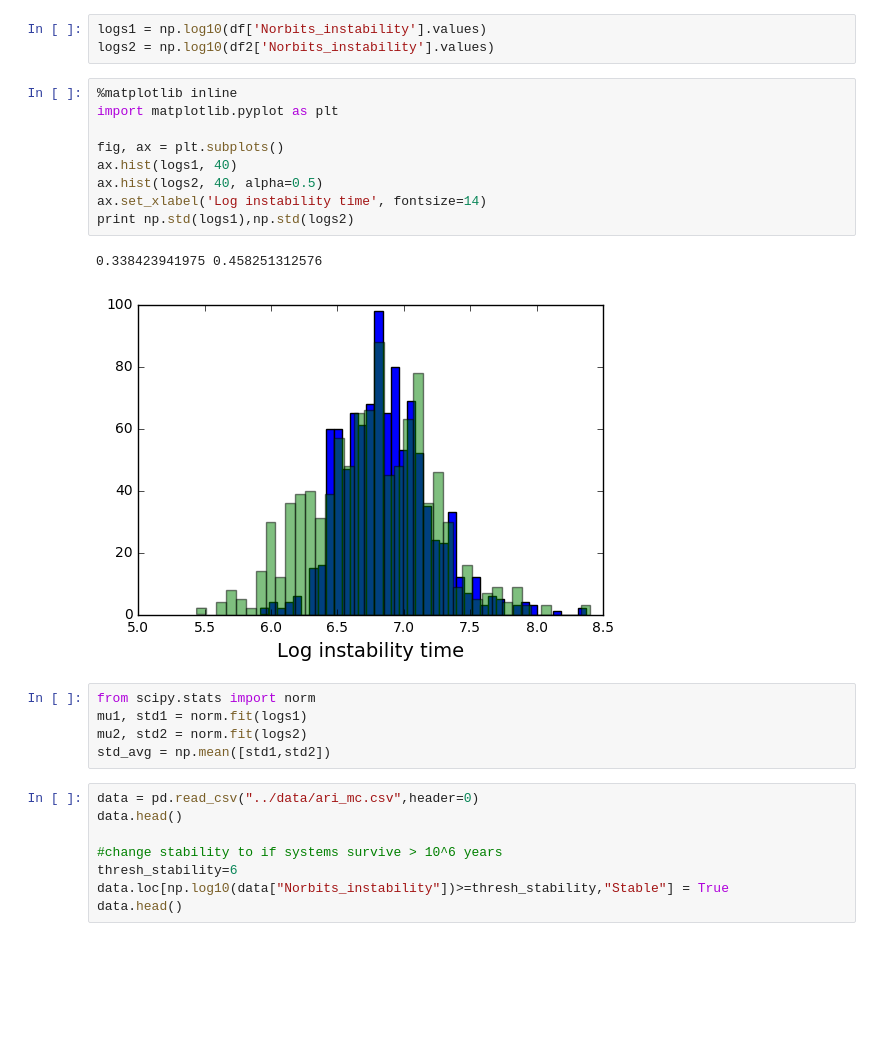
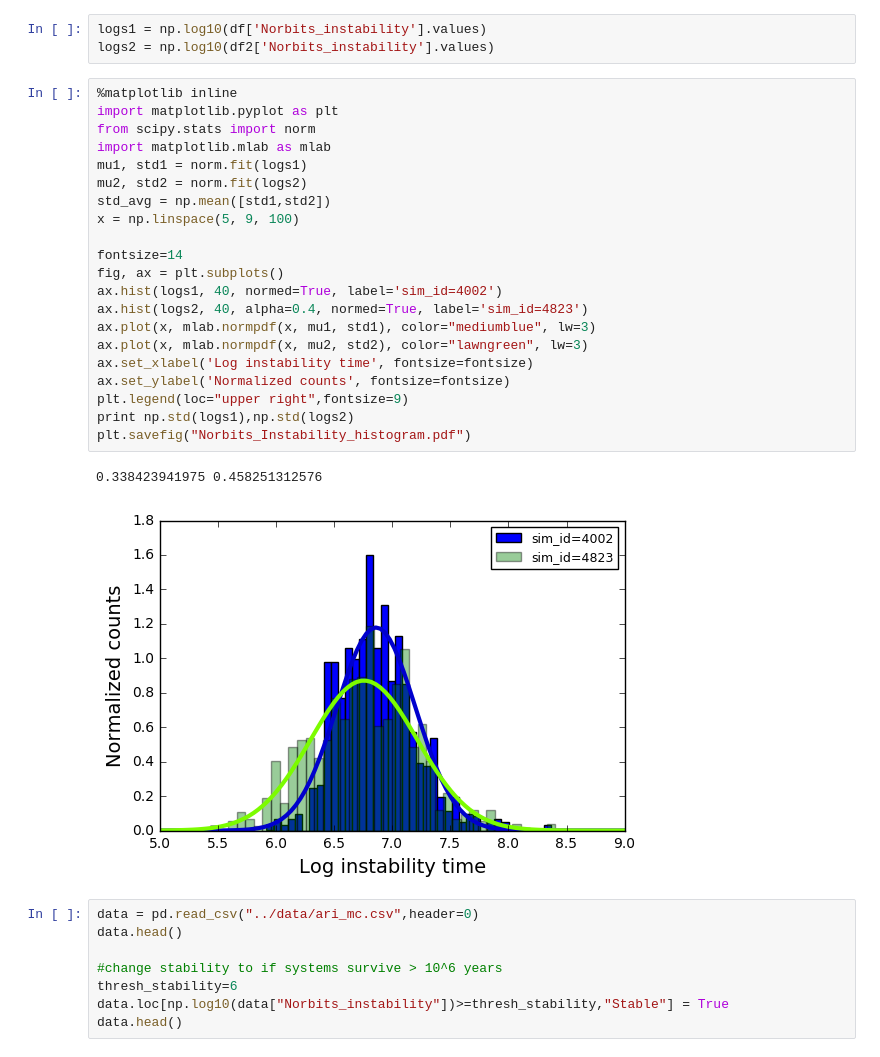
Before and after one commit to dtamayo/Stability, a Jupyter notebook: Analysis/precision-recall_MC.ipynb, the cells around one changed output. Drawn from its saved outputs; the diff is of its cells as text; blank space fills up the shorter version.

```diff
--- a/Analysis/precision-recall_MC.ipynb
+++ b/Analysis/precision-recall_MC.ipynb
@@ -35,23 +35,30 @@ df2.tail()
 # %%
 logs1 = np.log10(df['Norbits_instability'].values)
 logs2 = np.log10(df2['Norbits_instability'].values)
-# %%
-%matplotlib inline
-import matplotlib.pyplot as plt
-
-fig, ax = plt.subplots()
-ax.hist(logs1, 40)
-ax.hist(logs2, 40, alpha=0.5)
-ax.set_xlabel('Log instability time', fontsize=14)
-print np.std(logs1),np.std(logs2)
-# %% [output]
-0.338423941975 0.458251312576
-[figure, removed]
-# %%
-from scipy.stats import norm
-mu1, std1 = norm.fit(logs1)
-mu2, std2 = norm.fit(logs2)
-std_avg = np.mean([std1,std2])
+# %%
+%matplotlib inline
+import matplotlib.pyplot as plt
+from scipy.stats import norm
+import matplotlib.mlab as mlab
+mu1, std1 = norm.fit(logs1)
+mu2, std2 = norm.fit(logs2)
+std_avg = np.mean([std1,std2])
+x = np.linspace(5, 9, 100)
+
+fontsize=14
+fig, ax = plt.subplots()
+ax.hist(logs1, 40, normed=True, label='sim_id=4002')
+ax.hist(logs2, 40, alpha=0.4, normed=True, label='sim_id=4823')
+ax.plot(x, mlab.normpdf(x, mu1, std1), color="mediumblue", lw=3)
+ax.plot(x, mlab.normpdf(x, mu2, std2), color="lawngreen", lw=3)
+ax.set_xlabel('Log instability time', fontsize=fontsize)
+ax.set_ylabel('Normalized counts', fontsize=fontsize)
+plt.legend(loc="upper right",fontsize=9)
+print np.std(logs1),np.std(logs2)
+plt.savefig("Norbits_Instability_histogram.pdf")
+# %% [output]
+0.338423941975 0.458251312576
+[figure, added]
 # %%
 data = pd.read_csv("../data/ari_mc.csv",header=0)
 data.head()
```
Also changed, not shown: 2 other files.
